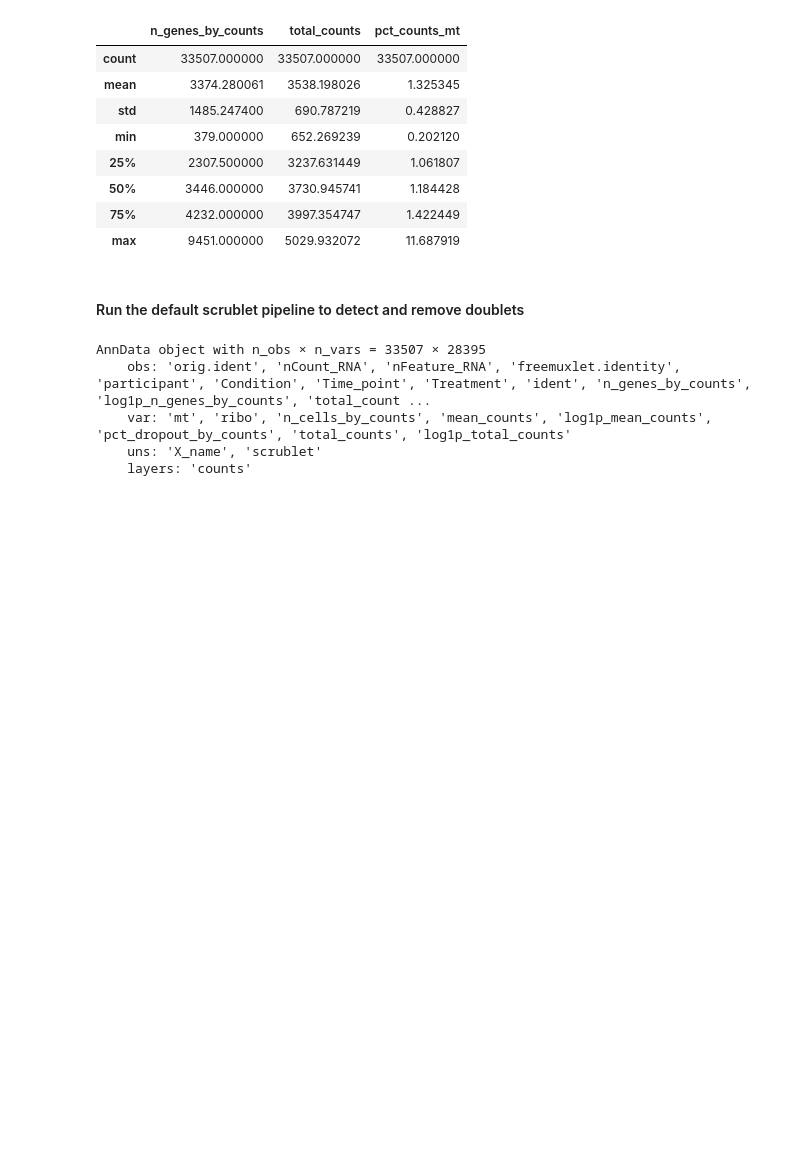
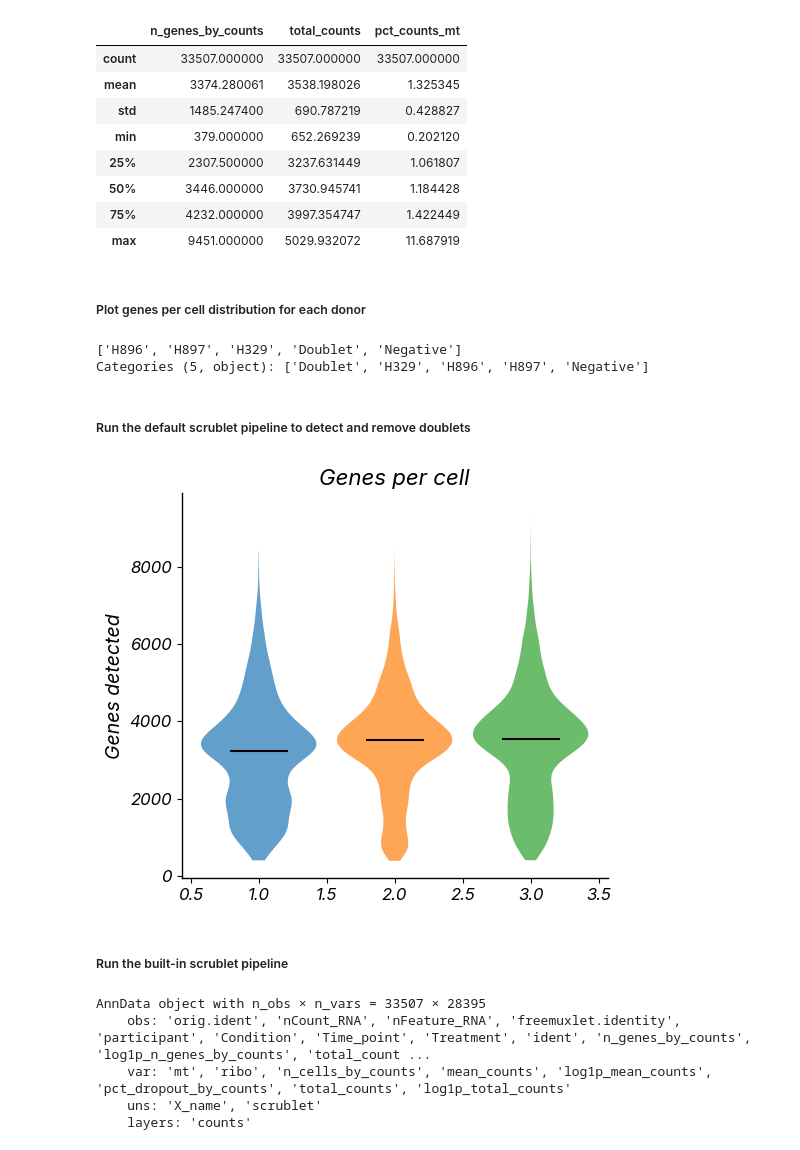
Before and after one commit to stan-dale/EGFRi-organoid-single-cell, a Jupyter notebook: notebooks/d10-lapa/0-quality_control.ipynb, the cells around one changed output. Cells and saved outputs as stored; diff of their text form; code cells hidden in the pictures; blank space fills up the shorter version.

```diff
--- a/notebooks/d10-lapa/0-quality_control.ipynb
+++ b/notebooks/d10-lapa/0-quality_control.ipynb
@@ -60,8 +110,38 @@ d10_lapa.obs[['n_genes_by_counts','total_counts','pct_counts_mt']].describe()
 | 50% | 3446.000000 | 3730.945741 | 1.184428 |
 | 75% | 4232.000000 | 3997.354747 | 1.422449 |
 | max | 9451.000000 | 5029.932072 | 11.687919 |
+# %% [markdown]
+##### Plot genes per cell distribution for each donor
+# %%
+d10_lapa.obs['participant'].unique()
+# %% [output]
+['H896', 'H897', 'H329', 'Doublet', 'Negative']
+Categories (5, object): ['Doublet', 'H329', 'H896', 'H897', 'Negative']
 # %% [markdown]
-#### Run the default scrublet pipeline to detect and remove doublets
+##### Run the default scrublet pipeline to detect and remove doublets
+# %%
+samples = ["H329", "H896", "H897"]
+genes_by_donor = [
+   d10_lapa.obs.loc[d10_lapa.obs["participant"] == d, "n_genes_by_counts"].to_numpy()
+    for d in samples
+]
+# %%
+fig, ax = plt.subplots(figsize=(5.5, 5))
+#fig, ax = fs.make_figure(slot="single")
+
+parts = ax.violinplot(genes_by_donor, showextrema=False, showmedians=True, widths=0.85)
+
+for body, c in zip(parts["bodies"], ["C0", "C1", "C2"]):
+    body.set_facecolor(c); body.set_edgecolor("none"); body.set_alpha(0.7)
+parts["cmedians"].set_color("black"); parts["cmedians"].set_linewidth(1.5)
+
+
+ax.set_ylabel("Genes detected"); ax.set_title("Genes per cell")
+ax.spines["top"].set_visible(False); ax.spines["right"].set_visible(False)
+# %% [output]
+[figure, added]
+# %% [markdown]
+##### Run the built-in scrublet pipeline
 # %%
 sc.pp.scrublet(d10_lapa)
 # %%
```
Also changed, not shown: parts of 11 cells of this notebook.
